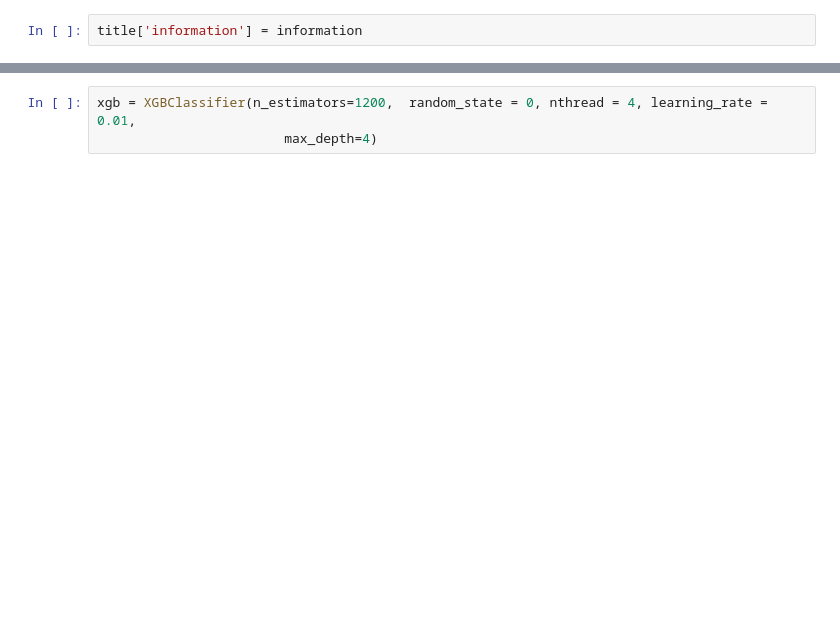
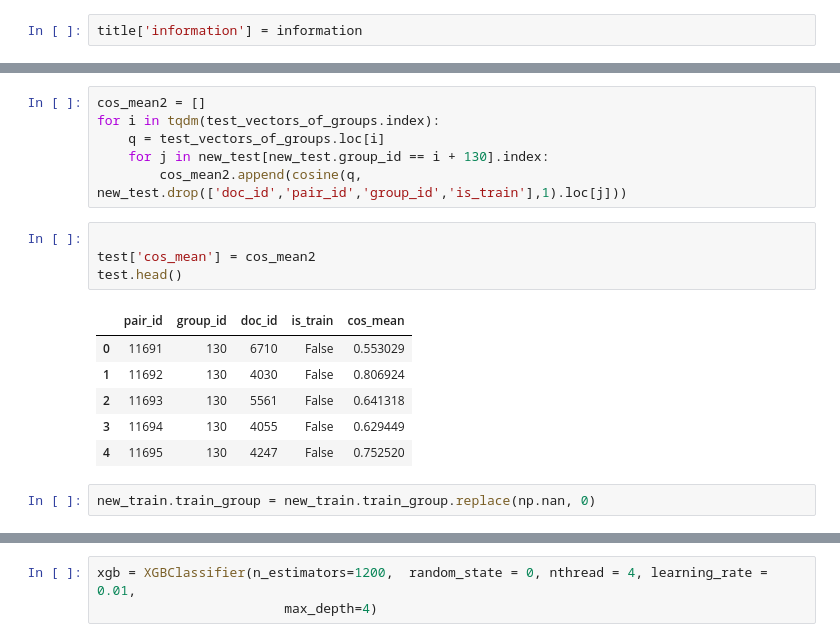
Before and after one commit to Bukhteev/Sphera_Project, a Jupyter notebook: Kirill/text_analiz.ipynb, the cells around one changed output, grey strips where cells are left out. Saved outputs shown, nothing was run; the diff lists cells and outputs as text; blank space fills up the shorter version.

```diff
--- a/Kirill/text_analiz.ipynb
+++ b/Kirill/text_analiz.ipynb
@@ -91,0 +138,19 @@ from xgboost import XGBClassifier
+# %%
+cos_mean2 = []
+for i in tqdm(test_vectors_of_groups.index):
+    q = test_vectors_of_groups.loc[i]
+    for j in new_test[new_test.group_id == i + 130].index:
+        cos_mean2.append(cosine(q, new_test.drop(['doc_id','pair_id','group_id','is_train'],1).loc[j]))
+# %%
+
+test['cos_mean'] = cos_mean2
+test.head()
+# %% [output]
+|  | pair_id | group_id | doc_id | is_train | cos_mean |
+| 0 | 11691 | 130 | 6710 | False | 0.553029 |
+| 1 | 11692 | 130 | 4030 | False | 0.806924 |
+| 2 | 11693 | 130 | 5561 | False | 0.641318 |
+| 3 | 11694 | 130 | 4055 | False | 0.629449 |
+| 4 | 11695 | 130 | 4247 | False | 0.752520 |
+# %%
+new_train.train_group = new_train.train_group.replace(np.nan, 0)
```
Also changed, not shown: parts of 71 cells of this notebook.
